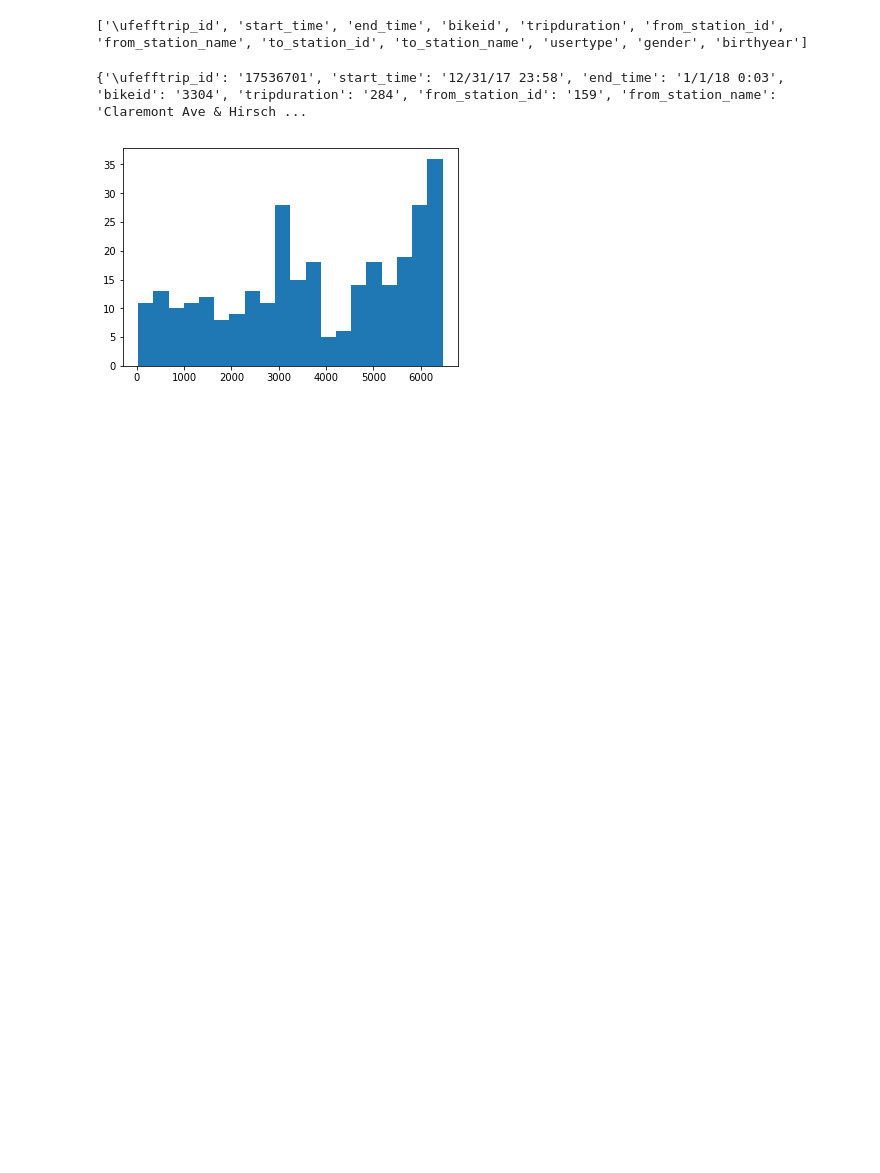
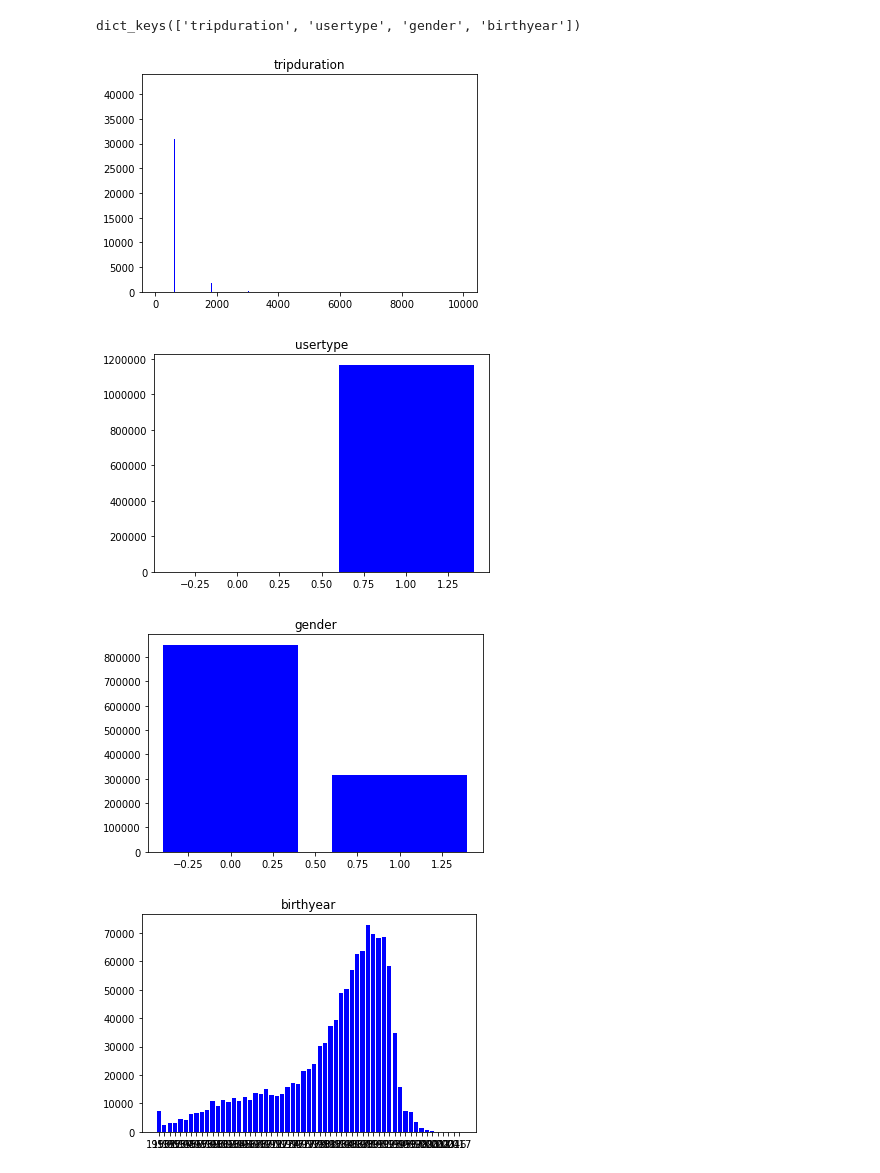
Before and after one commit to Mertzstache/Divvy-Dev, a Jupyter notebook: Quick Stats.ipynb, the cells around one changed output. Cells and saved outputs as stored; diff of their text form; code cells hidden in the pictures; blank space fills up the shorter version.

```diff
--- a/Quick Stats.ipynb
+++ b/Quick Stats.ipynb
@@ -2,9 +2,14 @@
 import numpy as np
 import matplotlib
 import matplotlib.pyplot as plt
-from util import readdict
+from util import readdict, get_attribute, data_cleanup_missing, data_cleanup_enumerate_and_group, get_frequency_dictionaries
 
 directory = "Divvy_Trips_2017_Q3Q4/"
-first_data = readdict(directory + "first300.csv")
+data = readdict(directory + "Divvy_Trips_2017_Q3.csv")
+
+data = data_cleanup_missing(data)
+data_cleanup_enumerate_and_group(data)
+
+dictionaries = get_frequency_dictionaries(data, data[0].keys())
 # %% [output]
-['\ufefftrip_id', 'start_time', 'end_time', 'bikeid', 'tripduration', 'from_station_id', 'from_station_name', 'to_station_id', 'to_station_name', 'usertype', 'gender', 'birthyear']
+dict_keys(['tripduration', 'usertype', 'gender', 'birthyear'])
@@ -30,12 +16,12 @@ plt.show()
-# %%
-print(first_data[0])
-birthyears = [int(a['bikeid']) for a in first_data if a['tripduration'] != '']
-# %% [output]
-{'\ufefftrip_id': '17536701', 'start_time': '12/31/17 23:58', 'end_time': '1/1/18 0:03', 'bikeid': '3304', 'tripduration': '284', 'from_station_id': '159', 'from_station_name': 'Claremont Ave & Hirsch ...
-# %%
-# n, bins, patches = plt.hist(birthyears, 5, normed=1, facecolor='green', alpha=0.75)
-# Tweak spacing to prevent clipping of ylabel
-plt.hist(birthyears, bins=20)
-plt.show()
-# %% [output]
-[figure, removed]
+# %%
+for d in dictionaries:
+    x = dictionaries[d].keys()
+    y = dictionaries[d].values()
+    plt.title(str(d))
+    plt.bar(x, y, color="blue")
+    plt.show()
+# %% [output]
+[figure, added]
+[figure, added]
+[figure, added]
+[figure, added]
```
Also changed, not shown: parts of 3 cells of this notebook, 2 other files.
